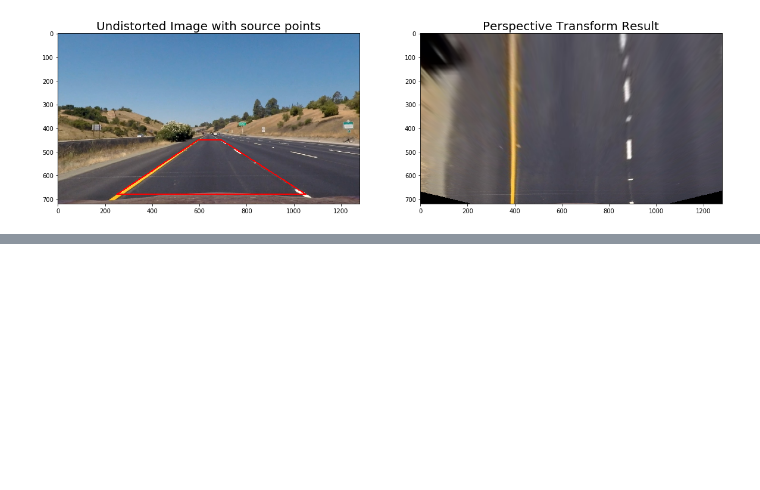
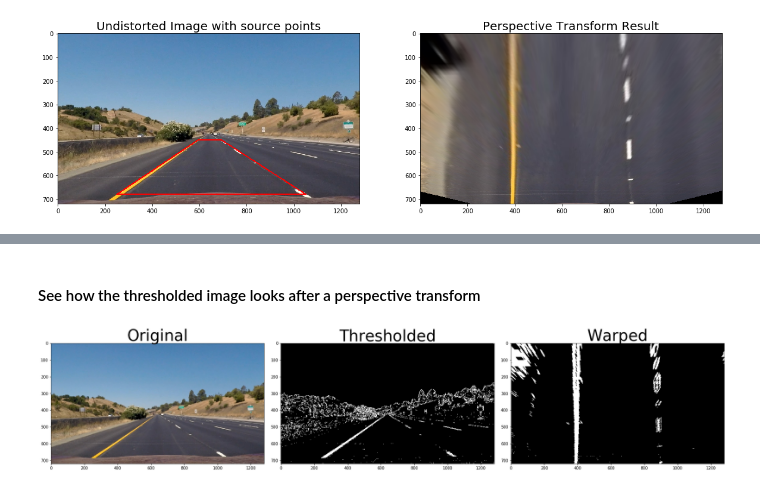
Before and after one commit to jordancharest/Advanced-Lane-Finding, a Jupyter notebook: advanced_lane_finding.ipynb, the cells around one changed output, grey strips where cells are left out. Cells and saved outputs as stored; diff of their text form; code cells hidden in the pictures; blank space fills up the shorter version.

```diff
--- a/advanced_lane_finding.ipynb
+++ b/advanced_lane_finding.ipynb
@@ -97,7 +97,7 @@ Text(0.5,1,'Undistorted Image')
 ### Step 2: Define a perspective transformation
 # %%
 # This function takes an image, a list of source points and destination points, and warps the image accordingly
-def birds_eye_warp(image, src_pts, dst_pts):
+def get_transform_and_warp(image, src_pts, dst_pts):
     img_size = image.shape[1], image.shape[0]
 
     # get the perspective transform matrices, forward and reverse
@@ -108,3 +108,11 @@ def birds_eye_warp(image, src_pts, dst_pts):
     warped = cv2.warpPerspective(image, M, img_size)
 
     return warped, M, Minv
+# %%
+# Same thing but assumes you already have the transformation matrix
+def birds_eye_warp(image, M):
+    img_size = image.shape[1], image.shape[0]
+
+    warped = cv2.warpPerspective(image, M, img_size)
+
+    return warped
@@ -124,7 +134,7 @@ dst_pts = np.float32([(loc,0),
                       (w-loc,h)])
 
 # Perform the perspective transformation to create a birds eye view
-warped, M, Minv = birds_eye_warp(road_undistort, src_pts, dst_pts)
+warped, M, Minv = get_transform_and_warp(road_undistort, src_pts, dst_pts)
 
 # draw the perspective transform mbox on the original, undistorted image
 cv2.line(road_undistort, tuple(src_pts[0]), tuple(src_pts[1]),(255,0,0), 3)
@@ -144,0 +199,21 @@ Text(0.5,1,'Perspective Transform Result')
+# %% [markdown]
+#### See how the thresholded image looks after a perspective transform
+# %%
+warped = birds_eye_warp(thresholded, M)
+
+# Plot the result
+f, (ax1, ax2, ax3) = plt.subplots(1, 3, figsize=(24, 9))
+f.tight_layout()
+
+ax1.imshow(road_image)
+ax1.set_title('Original', fontsize=40)
+
+ax2.imshow(thresholded, cmap='gray')
+ax2.set_title('Thresholded', fontsize=40)
+
+ax3.imshow(warped, cmap='gray')
+ax3.set_title('Warped', fontsize=40)
+
+plt.subplots_adjust(left=0., right=1, top=0.9, bottom=0.)
+# %% [output]
+[figure, added]
```
Also changed, not shown: parts of 5 cells of this notebook.
